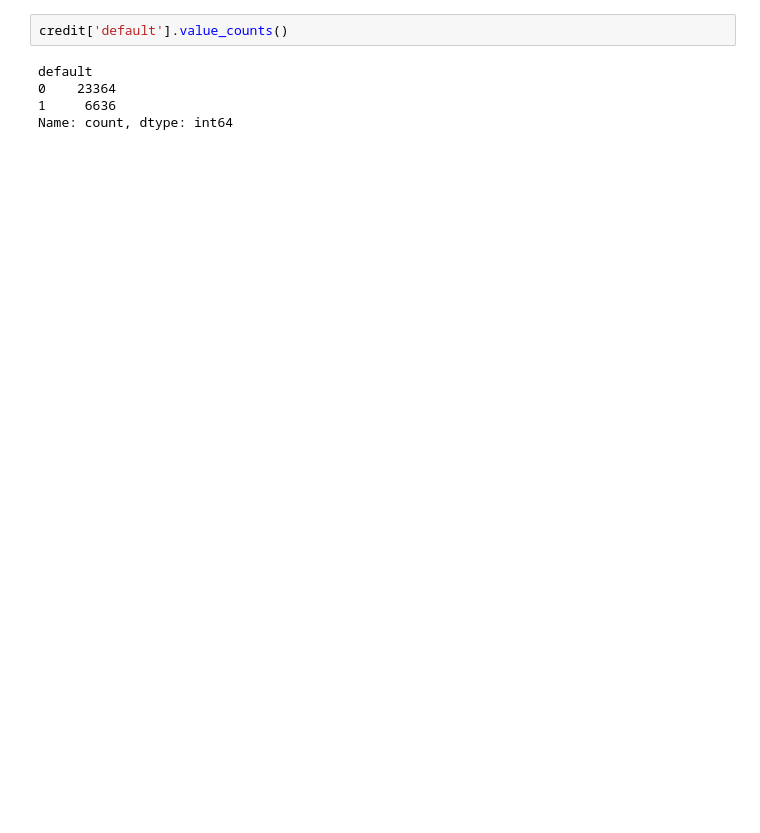
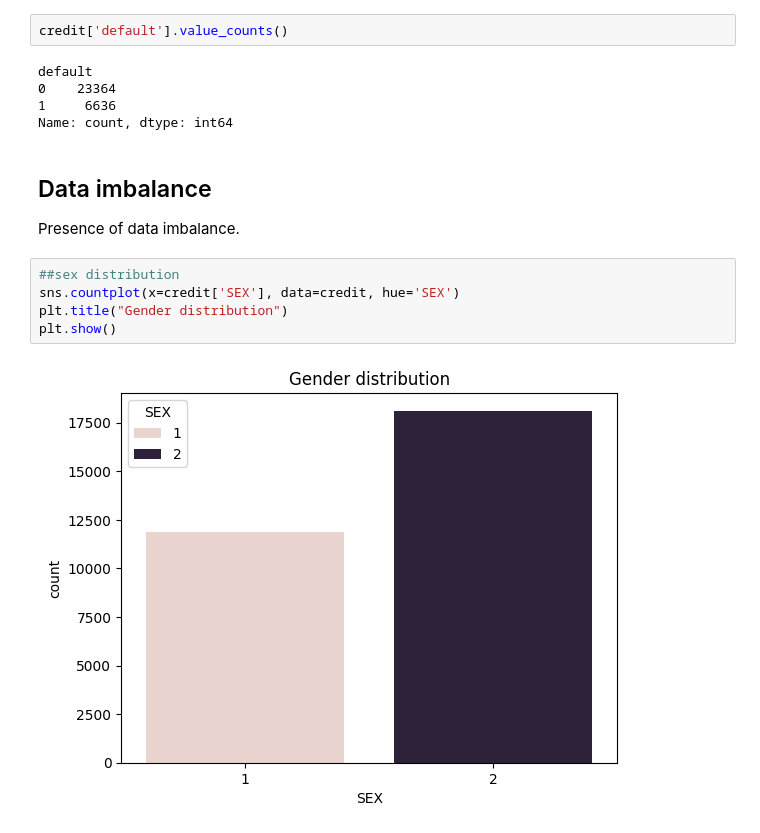
Before and after one commit to Saroj94/Credit-Card-default-prediction, a Jupyter notebook: Experiment/Analysis/credit_analysis.ipynb, the cells around one changed output. Drawn from its saved outputs; the diff is of its cells as text; blank space fills up the shorter version.

```diff
--- a/Experiment/Analysis/credit_analysis.ipynb
+++ b/Experiment/Analysis/credit_analysis.ipynb
@@ -118,3 +121,13 @@ default
 0    23364
 1     6636
 Name: count, dtype: int64
+# %% [markdown]
+## Data imbalance
+Presence of data imbalance.
+# %%
+##sex distribution
+sns.countplot(x=credit['SEX'], data=credit, hue='SEX')
+plt.title("Gender distribution")
+plt.show()
+# %% [output]
+[figure, added]
```
Also changed, not shown: parts of 25 cells of this notebook, 2 other files.
